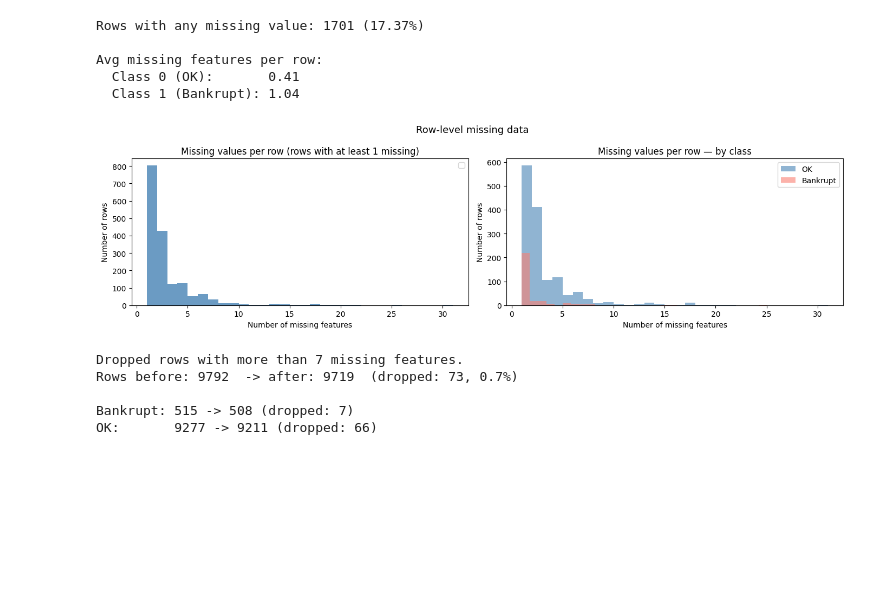
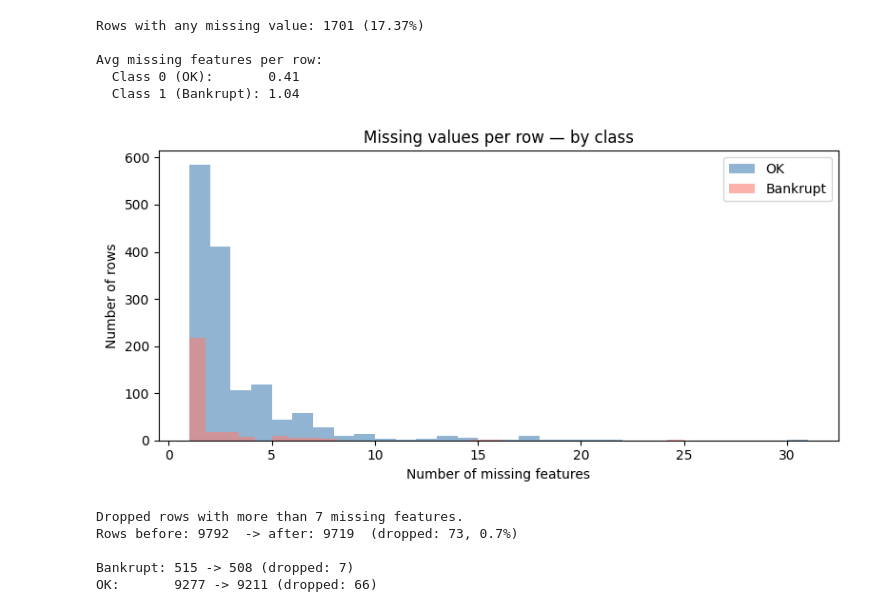
Before and after one commit to mikolaj-olesinski/Machine-Learning-PWR, a Jupyter notebook: lista1/lab1.ipynb, the cells around one changed output. Drawn from its saved outputs; the diff is of its cells as text; code cells hidden in the pictures; blank space fills up the shorter version.

```diff
--- a/lista1/lab1.ipynb
+++ b/lista1/lab1.ipynb
@@ -236,28 +232,22 @@ Avg missing features per row:
 # %%
 missing_per_row = X.isnull().sum(axis=1)
 
-fig, axes = plt.subplots(1, 2, figsize=(14, 4))
-
-axes[0].hist(missing_per_row[missing_per_row > 0], bins=30, color='steelblue', alpha=0.8)
-axes[0].set_title('Missing values per row (rows with at least 1 missing)')
-axes[0].set_xlabel('Number of missing features')
-axes[0].set_ylabel('Number of rows')
-axes[0].legend()
+fig, ax = plt.subplots(figsize=(8, 4))
 
 for cls, label, color in [(0, 'OK', 'steelblue'), (1, 'Bankrupt', 'salmon')]:
     vals = missing_per_row[y == cls]
     vals = vals[vals > 0]
-    axes[1].hist(vals, bins=30, alpha=0.6, label=label, color=color)
-axes[1].set_title('Missing values per row — by class')
-axes[1].set_xlabel('Number of missing features')
-axes[1].set_ylabel('Number of rows')
-axes[1].legend()
+    ax.hist(vals, bins=30, alpha=0.6, label=label, color=color)
 
-plt.suptitle('Row-level missing data', fontsize=13)
+ax.set_title('Missing values per row — by class')
+ax.set_xlabel('Number of missing features')
+ax.set_ylabel('Number of rows')
+ax.legend()
+
 plt.tight_layout()
 plt.show()
 # %% [output]
-[figure, old version]
+[figure, new version]
 # %%
 rows_before = len(X)
 bankrupt_before = (y == 1).sum()
```
Also changed, not shown: parts of 18 cells of this notebook.
